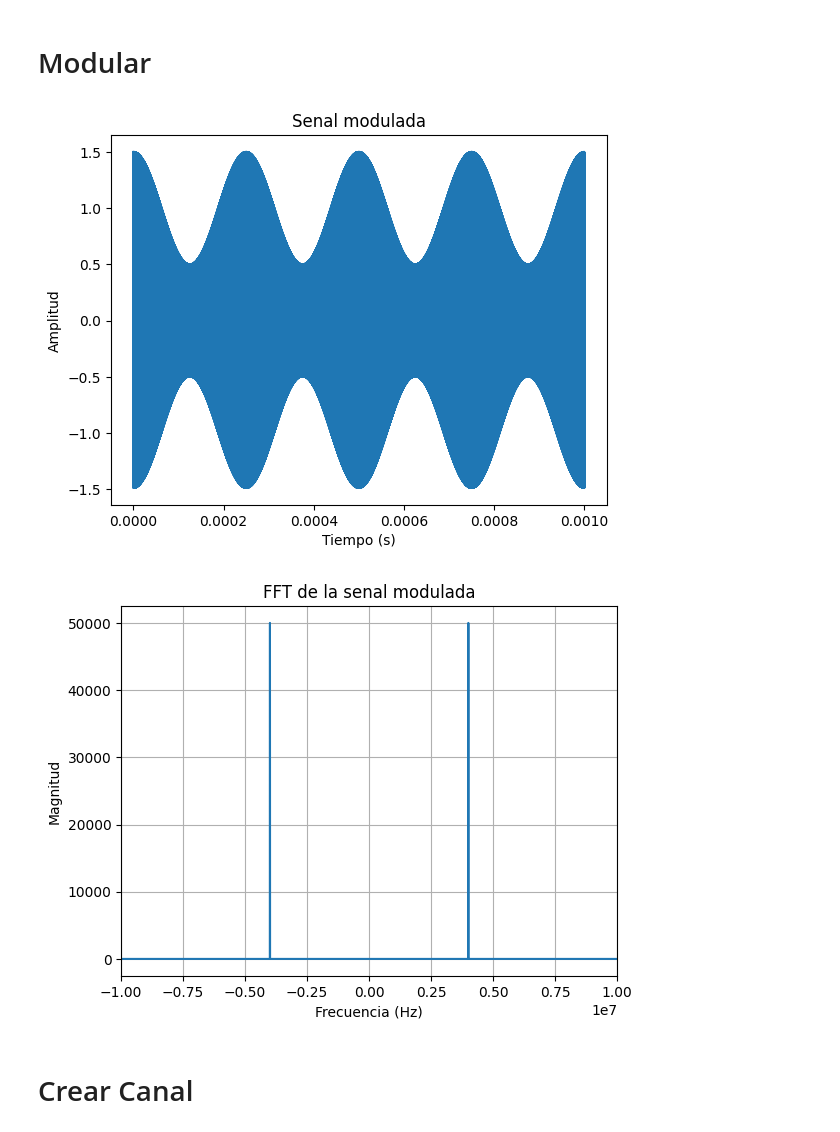
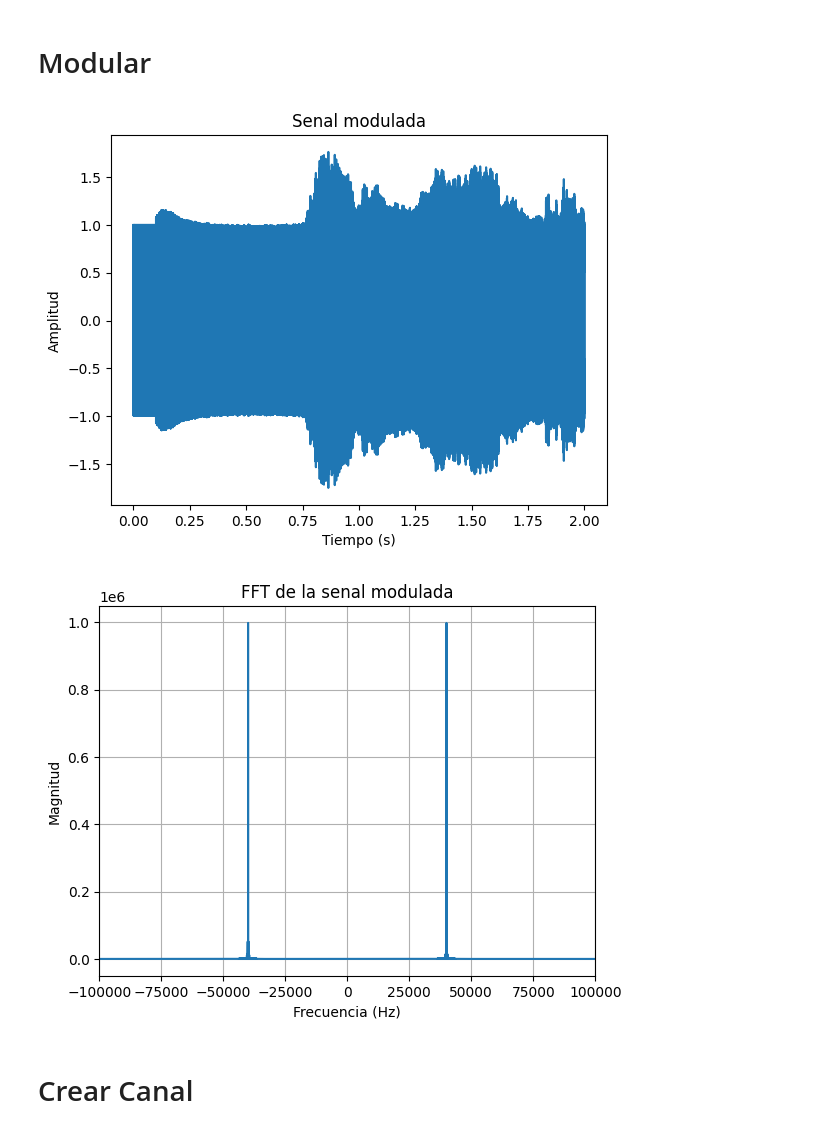
Before and after one commit to jbcgames/Laboratorio_1_Procesamiento, a Jupyter notebook: Proyecto_modulacion_2.ipynb, the cells around one changed output. Saved outputs shown, nothing was run; the diff lists cells and outputs as text; code cells hidden in the pictures.

```diff
--- a/Proyecto_modulacion_2.ipynb
+++ b/Proyecto_modulacion_2.ipynb
@@ -27,27 +10,0 @@ def aplicar_fft(x, fs):
-# %%
-# señal cuadrada de 4khz
-fs= 100000000
-t = numpy.arange(0, 0.001, 1/fs)
-def señal_cuadrada(f, A, duracion=None):
-    x = A * scipy.signal.square(2 * numpy.pi * f * t, duty=0.5)+A
-    return t, x
-# Prueba de senal cuadrada
-
-def señal_cosenoidal(f, A=1):
-    x = A * numpy.cos(2 * numpy.pi * f * t )
-    return t, x
-# Definir fs para coincidir con la informacion
-
-f2 = 4000     # frecuencia de la senal
-A2 = 0.5      # amplitud de la senal
-t2, x2 = señal_cuadrada(f2, A2, 0.01)
-t2, x2 = señal_cosenoidal(f2, A2)
-t_Codificacion = t2
-x_Codificacion = x2
-plt.figure()
-plt.plot(t2, x2)
-plt.title('Senal cuadrada')
-plt.xlabel('Tiempo (s)')
-plt.ylabel('Amplitud')
-plt.grid()
-plt.show()
@@ -57,7 +88,10 @@ plt.show()
 #  Crear Portadora
 # %%
 #generacion de senal de seno de 4mhz
-f_seno = 4e6
+fs = 1e6  # Frecuencia de muestreo
+# Duracion del audio 2 segundos
+t = numpy.arange(0, 2, 1/fs)
+f_seno = 40e3
 A_seno = 1
 def señal_cosenoidal(f, A=1):
     x = A * numpy.cos(2 * numpy.pi * f * t )
@@ -69,7 +103,7 @@ plt.plot(t_portadora, x_Portadora)
 plt.title('Senal portadora')
 plt.xlabel('Tiempo (s)')
 plt.ylabel('Amplitud')
-plt.xlim(0, 1e-6)
+plt.xlim(0, 1e-4)
 plt.grid()
 plt.show()
 # %% [output]
@@ -77,31 +111,32 @@ plt.show()
 # %% [markdown]
 # Modular
 # %%
-X_modulada= (x_Codificacion * x_Portadora)+x_Portadora
+# modulacion AM
+X_modulada= (segment * x_Portadora)+x_Portadora
 t_modulada= t
 #ajustar a la menor longitud
 plt.figure()
 plt.plot(t_modulada,X_modulada, label='Senal modulada')
 plt.title('Senal modulada')
 plt.xlabel('Tiempo (s)')
 plt.ylabel('Amplitud')
 
 plt.show()
 
 
 # aplicar FFT a la senal modulada
 f_modulada, X_modulada_fft = aplicar_fft(X_modulada, fs)
 plt.figure()
 plt.plot(f_modulada, numpy.abs(X_modulada_fft))
 plt.title('FFT de la senal modulada')
 plt.xlabel('Frecuencia (Hz)')
 plt.ylabel('Magnitud')
-plt.xlim(-10e6, 10e6)
+plt.xlim(-10e4, 10e4)
 plt.grid()
 plt.show()
 # %% [output]
-[figure, old version]
+[figure, new version]
-[figure, old version]
+[figure, new version]
 # %% [markdown]
 # Crear Canal
 # %%
```
Also changed, not shown: parts of 13 cells of this notebook, 4 other files.
